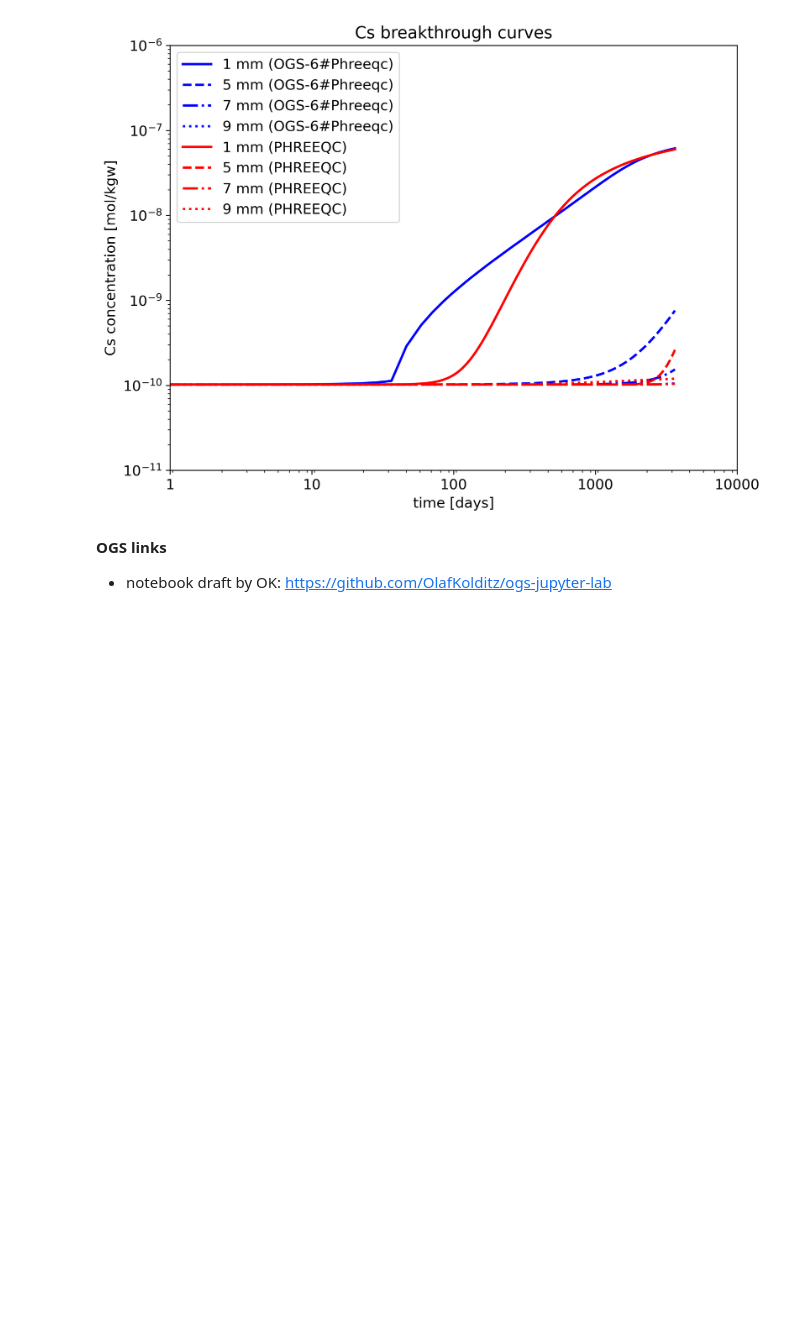
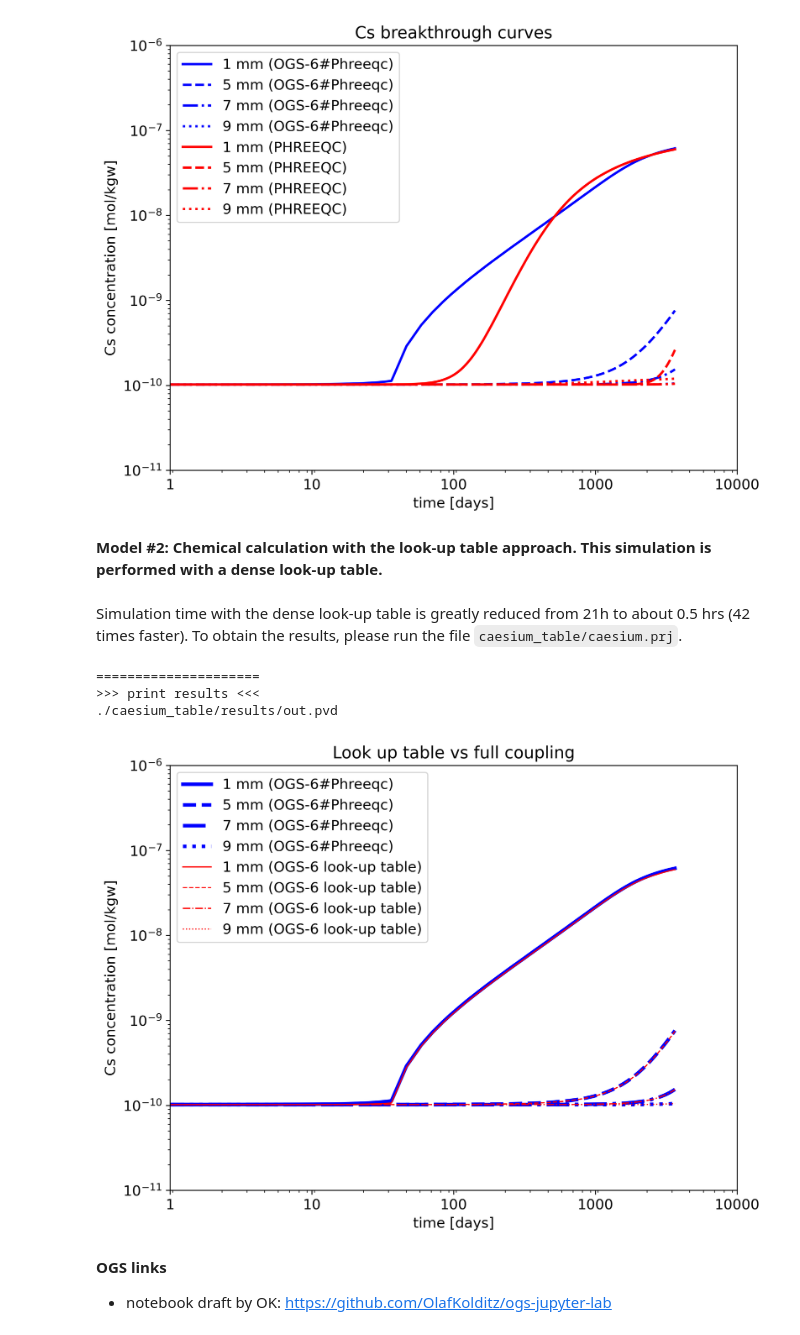
Before and after one commit to OlafKolditz/ogs-jupyter-lab, a Jupyter notebook: icross-model-chain/CaesiumSorption/ogs-jupyter-lab-icross-caesium-sorption.ipynb, the cells around one changed output. Saved outputs shown, nothing was run; the diff lists cells and outputs as text; code cells hidden in the pictures; blank space fills up the shorter version.

Commit message:
add look-up table of Cs benchmark

```diff
--- a/icross-model-chain/CaesiumSorption/ogs-jupyter-lab-icross-caesium-sorption.ipynb
+++ b/icross-model-chain/CaesiumSorption/ogs-jupyter-lab-icross-caesium-sorption.ipynb
@@ -68,6 +68,70 @@ plt.show()
 >>> print results <<<
 ./caesium_phreeqc/results/out.pvd
 [figure]
+# %% [markdown]
+**Model #2: Chemical calculation with the look-up table approach. This simulation is performed with a dense look-up table.**
+# %% [markdown]
+Simulation time with the dense look-up table is greatly reduced from 21h to about 0.5 hrs (42 times faster). To obtain the results, please run the file `caesium_table/caesium.prj`.
+# %%
+import vtuIO
+import numpy as np
+import matplotlib.pyplot as plt
+from matplotlib.pyplot import cm
+import matplotlib as mpl
+import pandas as pd
+
+mpl.rcParams["figure.dpi"] = 300
+
+plt.style.use("../notebook.mplstyle")
+print("=====================")
+print(">>> print results <<<")
+
+pvdfile_table = vtuIO.PVDIO("./caesium_table/results/out.pvd", dim=1)
+
+component = "Cs"
+points = {
+    "pt0": (0.00101818, 0.0, 0.0),
+    "pt1": (0.00509091, 0.0, 0.0),
+    "pt2": (0.00701414, 0.0, 0.0),
+    "pt3": (0.00905051, 0.0, 0.0),
+}
+time = pvdfile.timesteps
+Cs_phreeqc_breakthrough = pvdfile.read_time_series(component, points)
+Cs_table_breakthrough = pvdfile_table.read_time_series(component, points)
+
+# plot ogs#phreeqc results
+plt.plot(time, Cs_phreeqc_breakthrough["pt0"], "b-", linewidth=3, label="1 mm (OGS-6#Phreeqc)")
+plt.plot(time, Cs_phreeqc_breakthrough["pt1"], "b--", linewidth=3, label="5 mm (OGS-6#Phreeqc)")
+plt.plot(time, Cs_phreeqc_breakthrough["pt2"], "b-.", linewidth=3, label="7 mm (OGS-6#Phreeqc)")
+plt.plot(time, Cs_phreeqc_breakthrough["pt3"], "b:", linewidth=3, label="9 mm (OGS-6#Phreeqc)")
+
+# plot look-up table results
+plt.plot(time, Cs_table_breakthrough["pt0"], "r-", linewidth=1, label="1 mm (OGS-6 look-up table)")
+plt.plot(time, Cs_table_breakthrough["pt1"], "r--", linewidth=1, label="5 mm (OGS-6 look-up table)")
+plt.plot(time, Cs_table_breakthrough["pt2"], "r-.", linewidth=1, label="7 mm (OGS-6 look-up table)")
+plt.plot(time, Cs_table_breakthrough["pt3"], "r:", linewidth=1, label="9 mm (OGS-6 look-up table)")
+
+plt.xscale("log")
+plt.xlim(86400, 86400 * 10000)
+plt.yscale("log")
+plt.ylim(1e-11, 1e-6)
+titlestring = "Look up table vs full coupling".format(component)
+plt.title(titlestring)
+plt.xlabel("time [days]")
+x_labels = [1, 10, 100, 1000, 10000]
+x_ticks = [86400, 864000, 8640000, 86400000, 864000000]
+plt.xticks(x_ticks, x_labels)
+
+plt.ylabel("{} concentration [mol/kgw]".format(component))
+plt.legend()
+plt.tight_layout()
+# plt.savefig("thumbnail-cs01-LT.png", dpi=96)
+plt.show()
+# %% [output]
+=====================
+>>> print results <<<
+./caesium_table/results/out.pvd
+[figure, added]
 # %% [markdown]
 **OGS links**
 - notebook draft by OK: https://github.com/OlafKolditz/ogs-jupyter-lab
```
Also changed, not shown: parts of 3 cells of this notebook, 6 other files.
